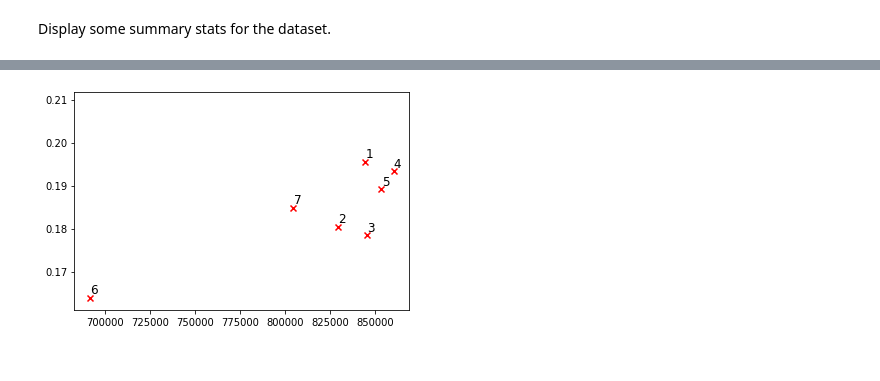
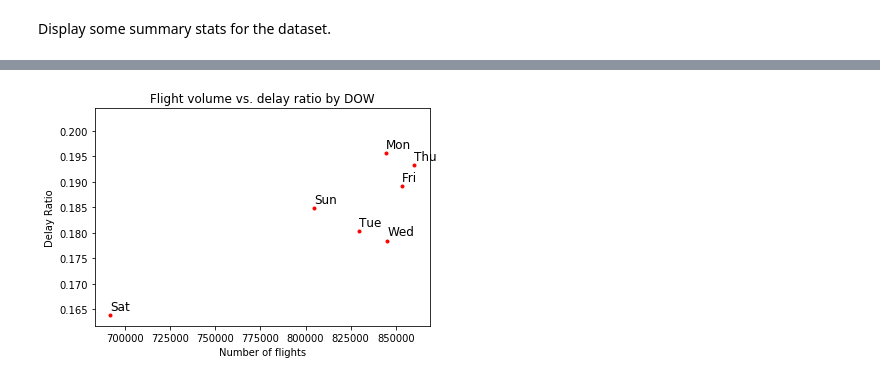
Before and after one commit to simonthorogood/flight-delays, a Jupyter notebook: Exploratory Data Analysis.ipynb, the cells around one changed output, grey strips where cells are left out. Drawn from its saved outputs; the diff is of its cells as text; code cells hidden in the pictures.

```diff
--- a/Exploratory Data Analysis.ipynb
+++ b/Exploratory Data Analysis.ipynb
@@ -14,7 +14,7 @@ Load the 2015 dataset. Note that a number of fields from the original dataset th
 dfs = []
 for month_idx in range(12):
     file_name = '2015-{0:02d}.csv'.format(month_idx + 1)
-    path = DATA_PATH / file_name
+    path = DATA_PATH / 'full' / file_name
     print('Loading {}'.format(path))
     df_month = pd.read_csv(path, low_memory=False)
     dfs.append(df_month)
@@ -96,5 +102,8 @@ Name: uniques, dtype: object
 # %%
+day_names = {i+1:v for i, v in enumerate(['Mon', 'Tue', 'Wed', 'Thu', 'Fri', 'Sat', 'Sun'])}
 delayed_by_dow = pd.DataFrame(df.groupby(['DayOfWeek', 'DepartureIsDelayed']).size()).unstack(level=1)
 delayed_by_dow.columns = ['not_delayed', 'delayed']
 delayed_by_dow['total'] = delayed_by_dow.sum(axis=1)
 delayed_by_dow['delay_ratio'] = delayed_by_dow['delayed'] / delayed_by_dow['total']
+delayed_by_dow['day_name'] = delayed_by_dow.index.map(day_names)
+delayed_by_dow = delayed_by_dow.set_index('day_name')
@@ -113,10 +110,12 @@ delayed_by_dow
 # %%
+fig, ax = plt.subplots(figsize=(6, 4))
 for i, dow in enumerate(delayed_by_dow.index.values):
     x = delayed_by_dow.at[dow, 'total']
     y = delayed_by_dow.at[dow, 'delay_ratio']
-    plt.scatter(x, y, marker='x', color='red')
-    plt.text(x + 100, y + 0.001, dow, fontsize=12)
-
-plt.show()
+    ax.scatter(x, y, marker='.', color='red')
+    ax.text(x + 100, y + 0.001, dow, fontsize=12)
+    ax.set_xlabel('Number of flights')
+    ax.set_ylabel('Delay Ratio')
+    ax.set_title('Flight volume vs. delay ratio by DOW')
 # %% [output]
-[figure, old version]
+[figure, new version]
```
Also changed, not shown: parts of 16 cells of this notebook, 3 other files.
